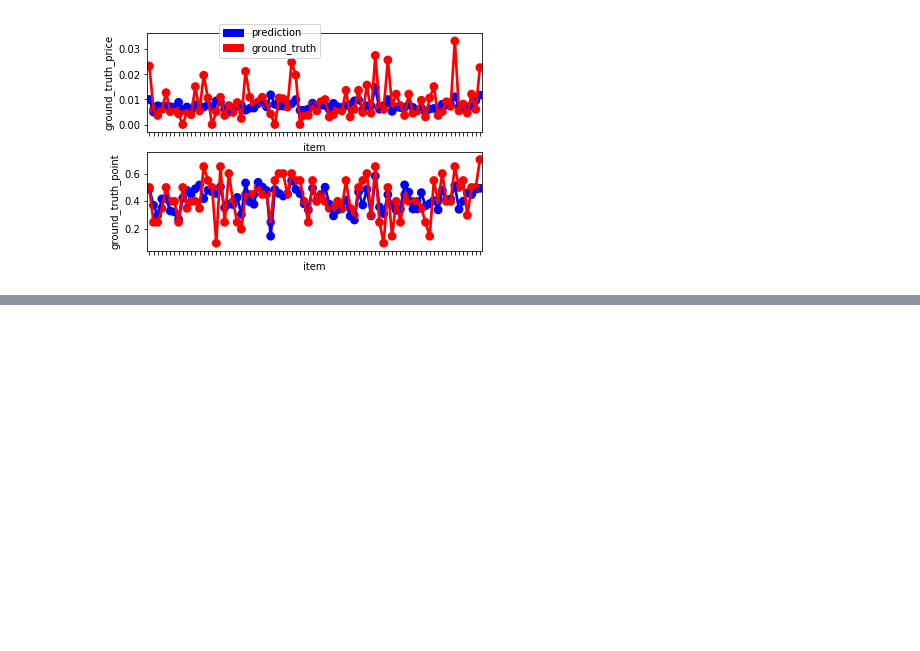
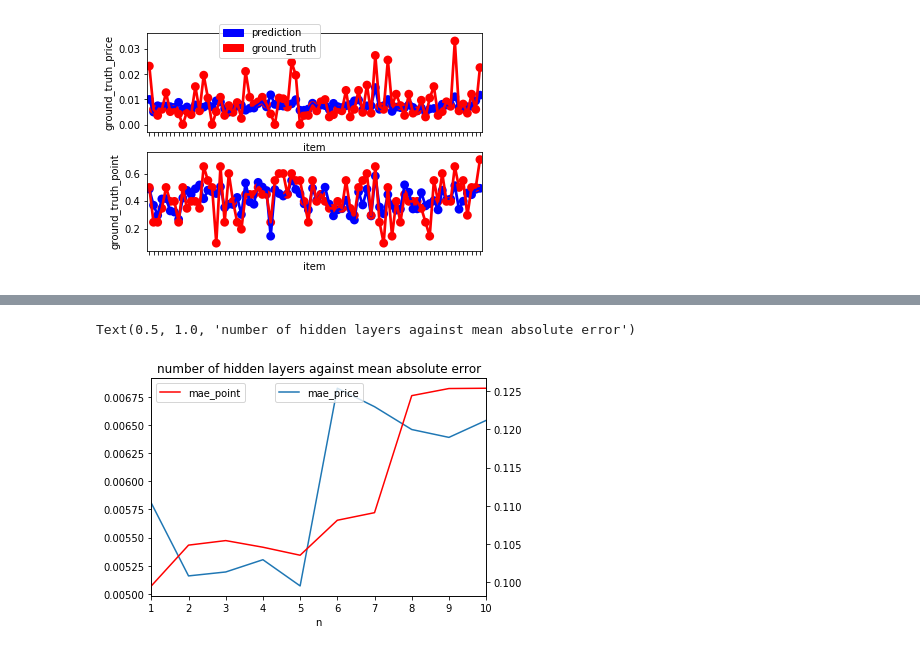
Before and after one commit to thanakijwanavit/wine_review_capstone, a Jupyter notebook: wine_review_ai/ratio_output_models.ipynb, the cells around one changed output, grey strips where cells are left out. Cells and saved outputs as stored; diff of their text form; code cells hidden in the pictures; blank space fills up the shorter version.

Commit message:
added hyperparameter optimization and more data about models according to the feedback 1 from project submission

```diff
--- a/wine_review_ai/ratio_output_models.ipynb
+++ b/wine_review_ai/ratio_output_models.ipynb
@@ -508,0 +969,16 @@ array([0.48864475, 0.37232235, 0.30094522, 0.41734082, 0.42000964,
+# %%
+import re
+import ast
+result_dict_nn={'n':[],'mae_price':[],'mae_point':[]}
+for line in result_nn_test.split('\n'):
+    if 'n='in line:
+        match = re.findall(r'1?[0-9]$',line)
+        result_dict_nn['n'].append(int(match[0]))
+    if 'mean absolute error is:' in line:
+        match = re.findall(r'\[.*\]',line)
+        if match:
+            mae = ast.literal_eval(match[0])
+            result_dict_nn['mae_point'].append(mae[0])
+            result_dict_nn['mae_price'].append(mae[1])
+
+result_dict_nn
@@ -508,0 +1003,11 @@ array([0.48864475, 0.37232235, 0.30094522, 0.41734082, 0.42000964,
+# %%
+fig,ax = plt.subplots()
+ax1=ax.twinx()
+df=pd.DataFrame(result_dict_nn)
+df.plot('n','mae_price',ax=ax)
+df.plot('n','mae_point',color='red',ax=ax1)
+ax.legend(loc=9)
+ax.set_title('number of hidden layers against mean absolute error')
+# %% [output]
+Text(0.5, 1.0, 'number of hidden layers against mean absolute error')
+[figure, added]
```
Also changed, not shown: parts of 36 cells of this notebook, 2 other files.
